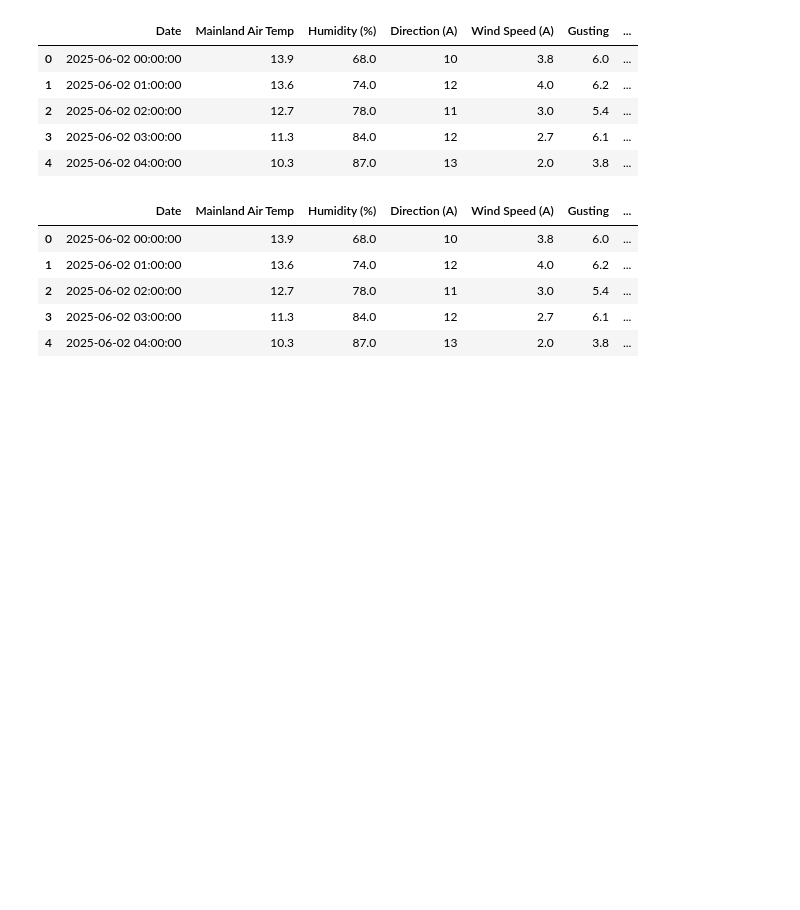
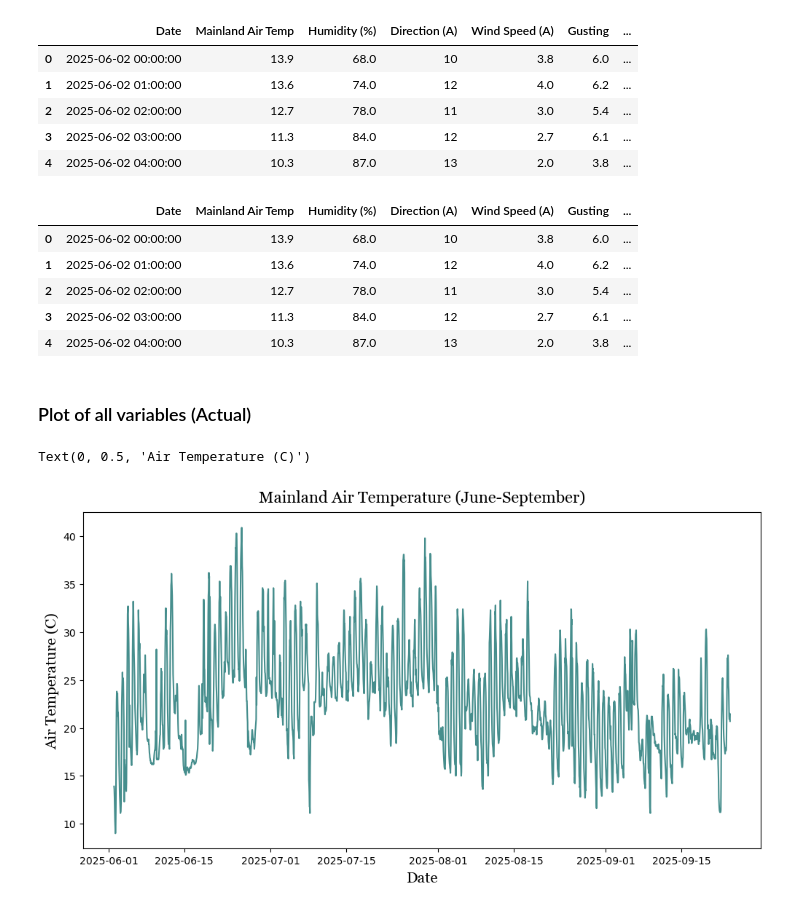
Before and after one commit to Krupamc/Research-2026-LSTM, a Jupyter notebook: graphs/graphs.ipynb, the cells around one changed output. Drawn from its saved outputs; the diff is of its cells as text; code cells hidden in the pictures; blank space fills up the shorter version.

Commit message:
first couple of graphs

```diff
--- a/graphs/graphs.ipynb
+++ b/graphs/graphs.ipynb
@@ -6,3 +12,5 @@ import matplotlib.pyplot as plt
+# %%
+myfont = {'fontname':'Georgia'}
 # %%
 #Open data as csv
 data = pd.read_csv("csv/CLEAN.csv")
@@ -33,3 +49,16 @@ data_p.head()
 | 2 | 2025-06-02 02:00:00 | 12.7 | 78.0 | 11 | 3.0 | 5.4 | ... |
 | 3 | 2025-06-02 03:00:00 | 11.3 | 84.0 | 12 | 2.7 | 6.1 | ... |
 | 4 | 2025-06-02 04:00:00 | 10.3 | 87.0 | 13 | 2.0 | 3.8 | ... |
+# %% [markdown]
+### Plot of all variables (Actual)
+# %%
+#Plot 1 - Mainland Air Temp
+
+plt.figure(figsize=(12,6))
+plt.plot(data['Date'], data['Mainland Air Temp'], label='Mainland Air Temperature', color='#468e8d')
+plt.title("Mainland Air Temperature (June-September)", **myfont, pad=10, fontsize=16)
+plt.xlabel('Date', labelpad=5, **myfont, fontsize=15)
+plt.ylabel('Air Temperature (C)', **myfont, fontsize=15)
+# %% [output]
+Text(0, 0.5, 'Air Temperature (C)')
+[figure, added]
```
Also changed, not shown: parts of 11 cells of this notebook, 2 other files.
